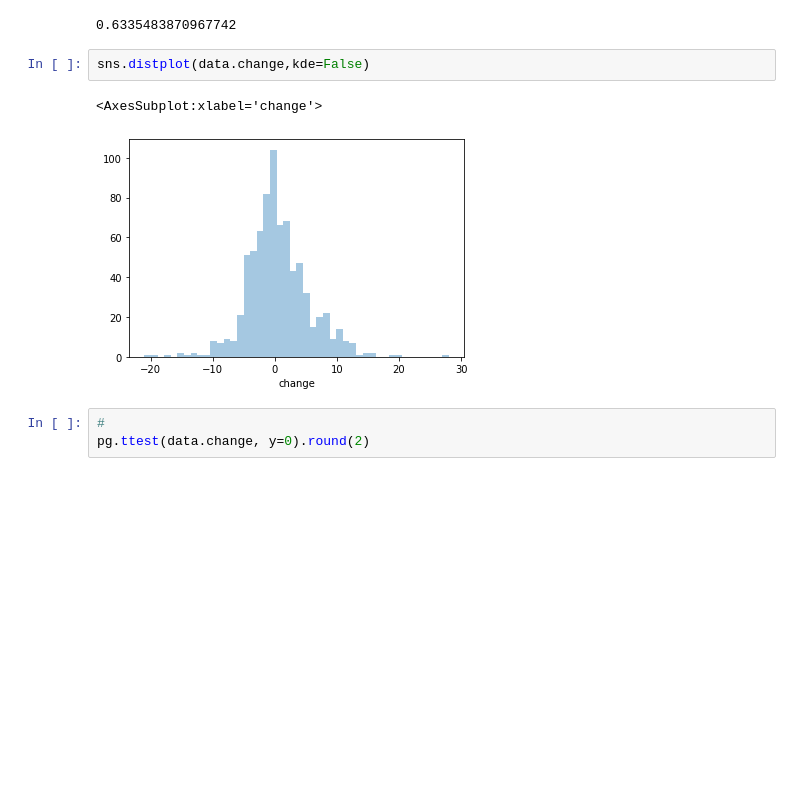
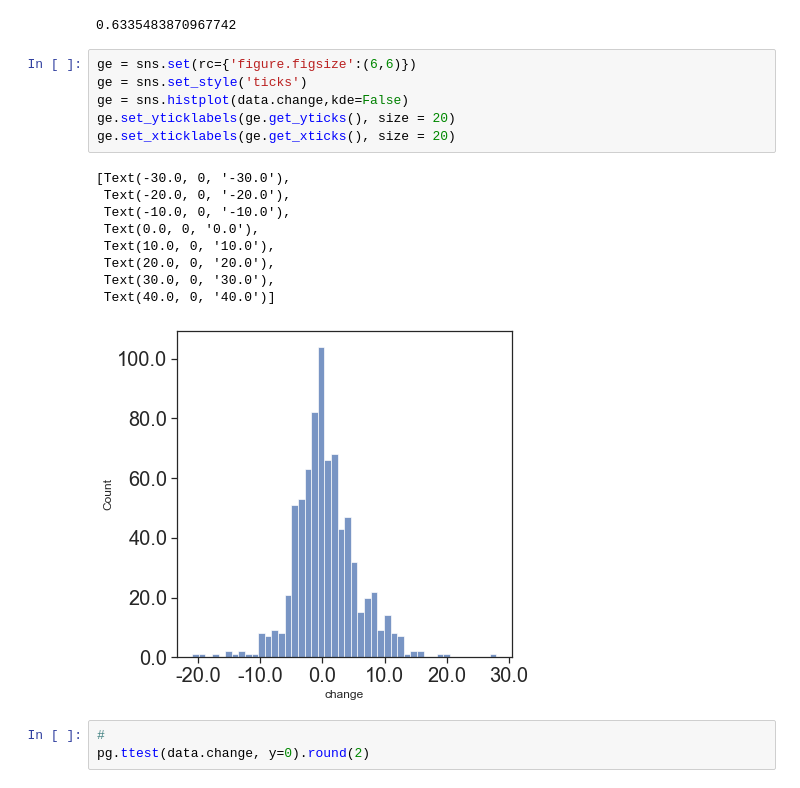
Before and after one commit to chrvoigt/doit_t-test, a Jupyter notebook: t-test.ipynb, the cells around one changed output. Saved outputs shown, nothing was run; the diff lists cells and outputs as text; blank space fills up the shorter version.

```diff
--- a/t-test.ipynb
+++ b/t-test.ipynb
@@ -108,11 +116,22 @@ data['change']=post - pre
 data.change.mean()
 # %% [output]
 0.6335483870967742
-# %%
-sns.distplot(data.change,kde=False)
-# %% [output]
-<AxesSubplot:xlabel='change'>
-[figure, removed]
+# %%
+ge = sns.set(rc={'figure.figsize':(6,6)})
+ge = sns.set_style('ticks')
+ge = sns.histplot(data.change,kde=False)
+ge.set_yticklabels(ge.get_yticks(), size = 20)
+ge.set_xticklabels(ge.get_xticks(), size = 20)
+# %% [output]
+[Text(-30.0, 0, '-30.0'),
+ Text(-20.0, 0, '-20.0'),
+ Text(-10.0, 0, '-10.0'),
+ Text(0.0, 0, '0.0'),
+ Text(10.0, 0, '10.0'),
+ Text(20.0, 0, '20.0'),
+ Text(30.0, 0, '30.0'),
+ Text(40.0, 0, '40.0')]
+[figure, added]
 # %%
 #
 pg.ttest(data.change, y=0).round(2)
```
Also changed, not shown: parts of 8 cells of this notebook.
